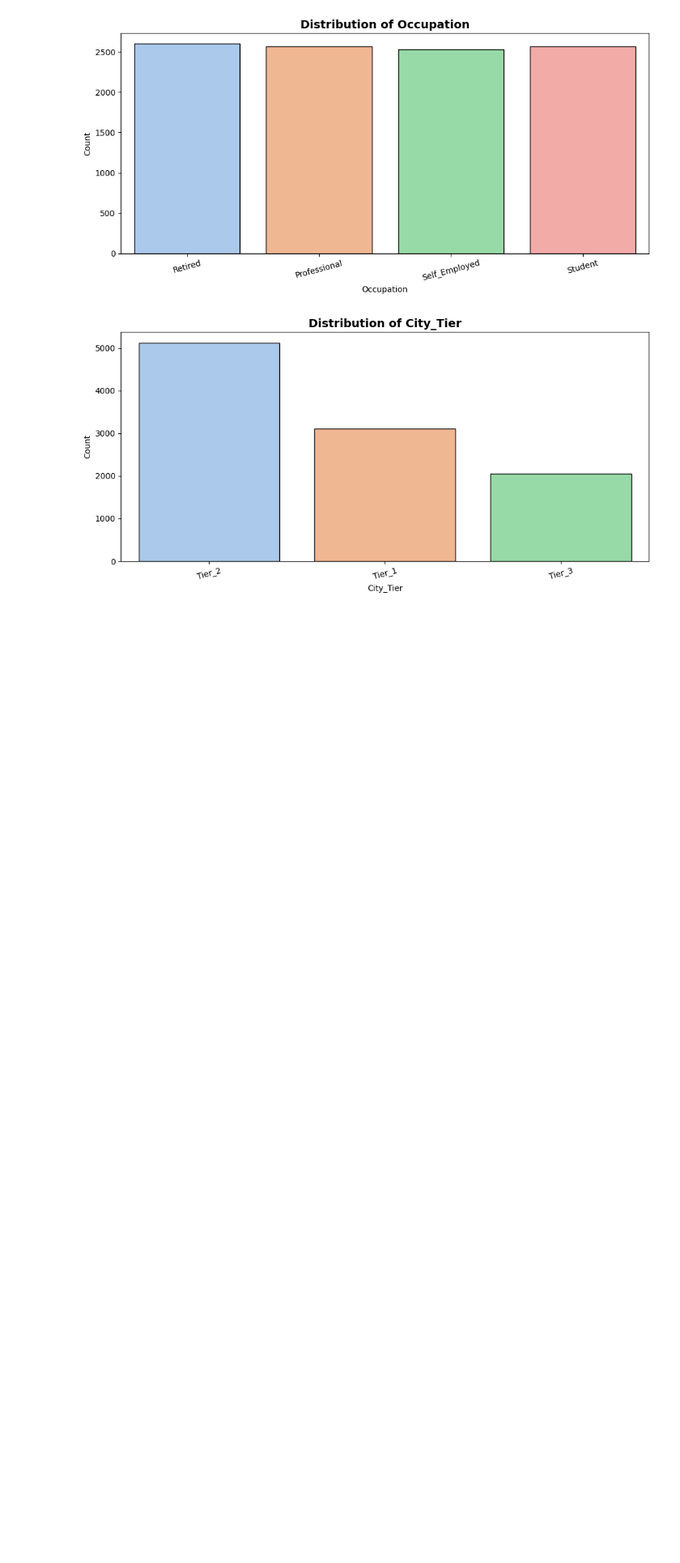
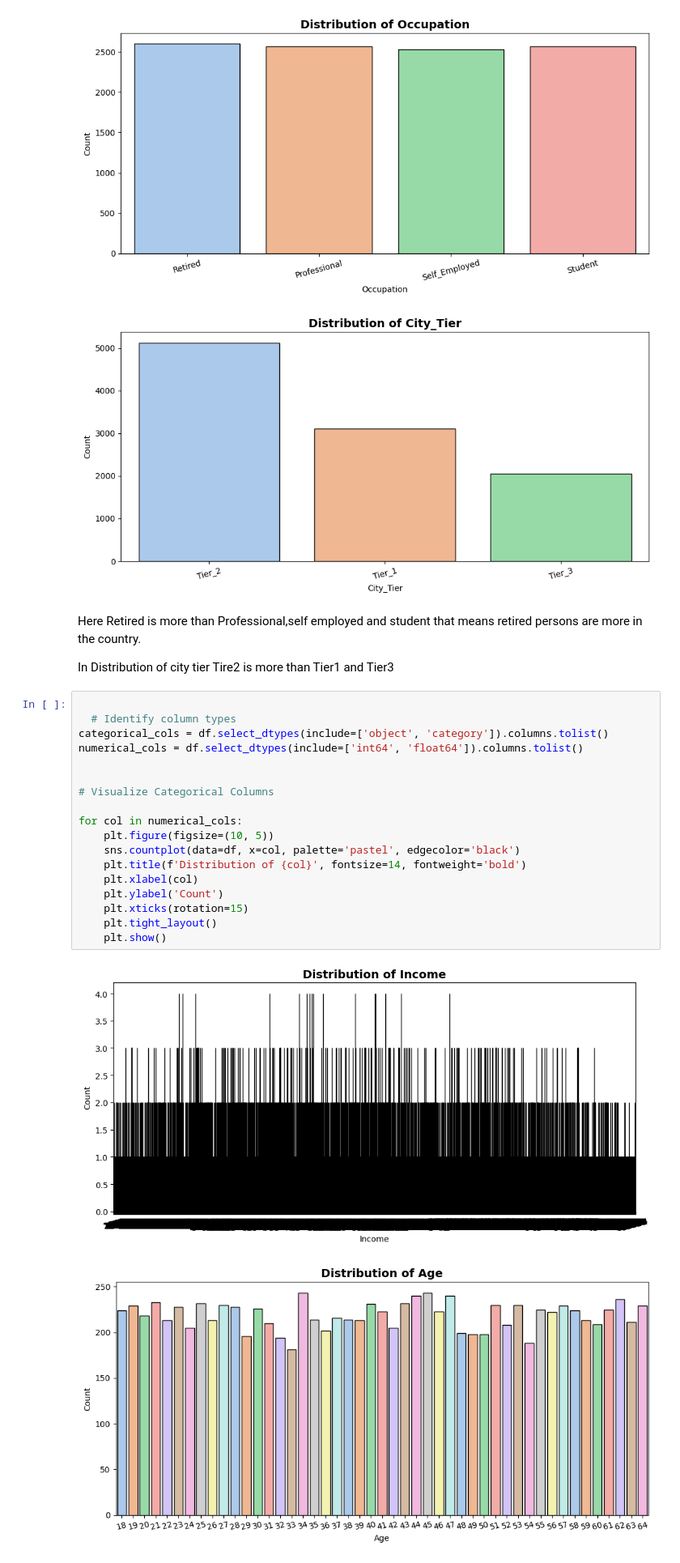
Before and after one commit to Sajuranjith/Indian-Personal-Finance-and-Spending-Habits, a Jupyter notebook: Indian_Personal_Finance_and_Spending_Habits.ipynb, the cells around one changed output. Shown at 81% size. Saved outputs shown, nothing was run; the diff lists cells and outputs as text; blank space fills up the shorter version.

```diff
--- a/Indian_Personal_Finance_and_Spending_Habits.ipynb
+++ b/Indian_Personal_Finance_and_Spending_Habits.ipynb
@@ -595,3 +595,28 @@ for col in categorical_cols:
 # %% [output]
 [figure]
 [figure]
+# %% [markdown]
+Here Retired  is more than Professional,self employed and student that means retired persons are more in the country.
+
+In Distribution of city tier Tire2 is more than Tier1 and Tier3
+# %%
+
+  # Identify column types
+categorical_cols = df.select_dtypes(include=['object', 'category']).columns.tolist()
+numerical_cols = df.select_dtypes(include=['int64', 'float64']).columns.tolist()
+
+
+# Visualize Categorical Columns
+
+for col in numerical_cols:
+    plt.figure(figsize=(10, 5))
+    sns.countplot(data=df, x=col, palette='pastel', edgecolor='black')
+    plt.title(f'Distribution of {col}', fontsize=14, fontweight='bold')
+    plt.xlabel(col)
+    plt.ylabel('Count')
+    plt.xticks(rotation=15)
+    plt.tight_layout()
+    plt.show()
+# %% [output]
+[figure, added]
+[figure, added]
```
Also changed, not shown: parts of 1 cell of this notebook.
